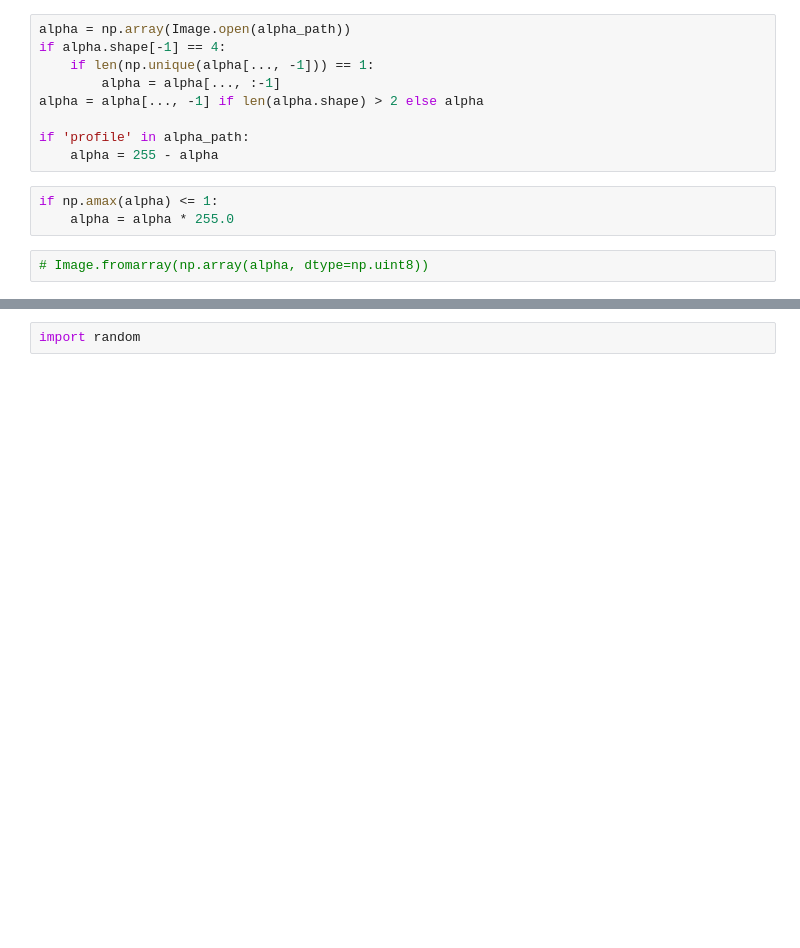
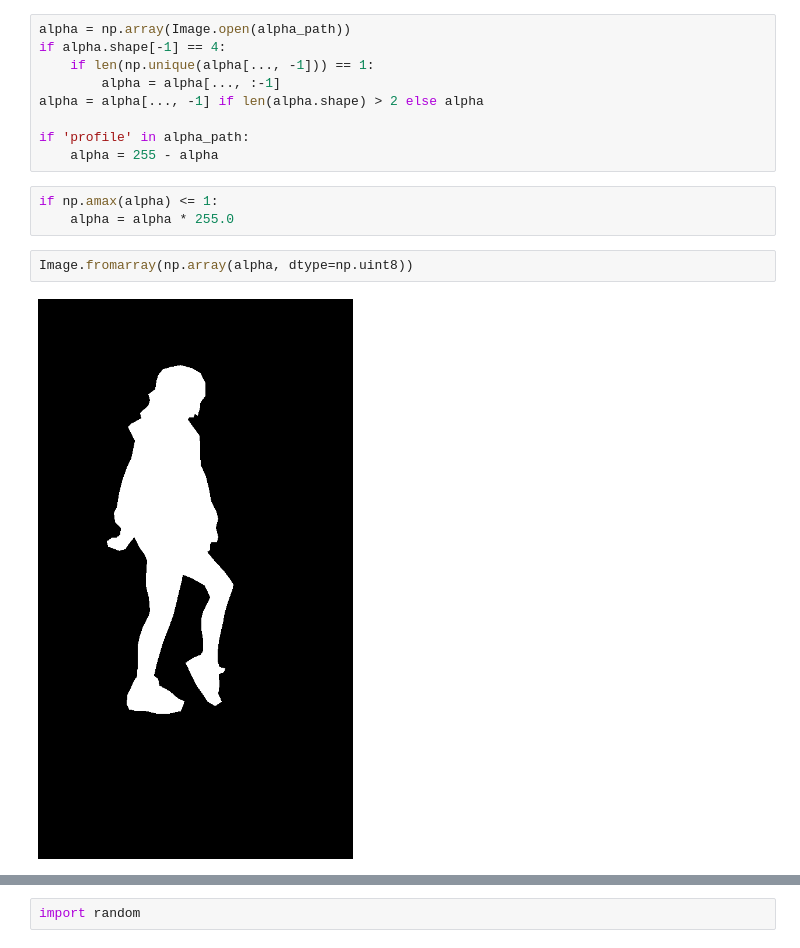
Before and after one commit to shizidushu/MODNet, a Jupyter notebook: src/datasets/data copy.ipynb, the cells around one changed output, grey strips where cells are left out. Saved outputs shown, nothing was run; the diff lists cells and outputs as text; blank space fills up the shorter version.

```diff
--- a/src/datasets/data copy.ipynb
+++ b/src/datasets/data copy.ipynb
@@ -73,7 +57,9 @@ if 'profile' in alpha_path:
 if np.amax(alpha) <= 1:
     alpha = alpha * 255.0
 # %%
-# Image.fromarray(np.array(alpha, dtype=np.uint8))
+Image.fromarray(np.array(alpha, dtype=np.uint8))
+# %% [output]
+[figure, added]
 # %%
 np.unique(alpha)
 # %% [output]
```
Also changed, not shown: parts of 11 cells of this notebook, 3 other files.
